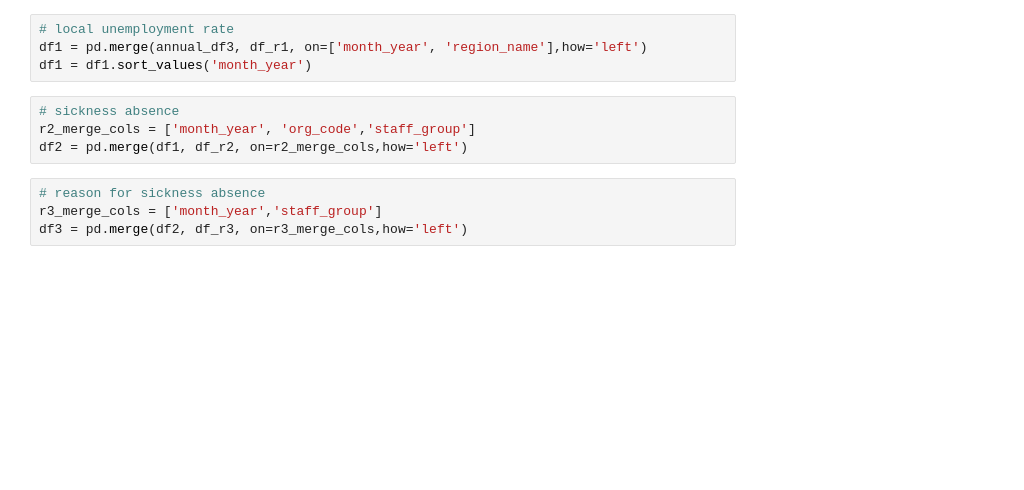
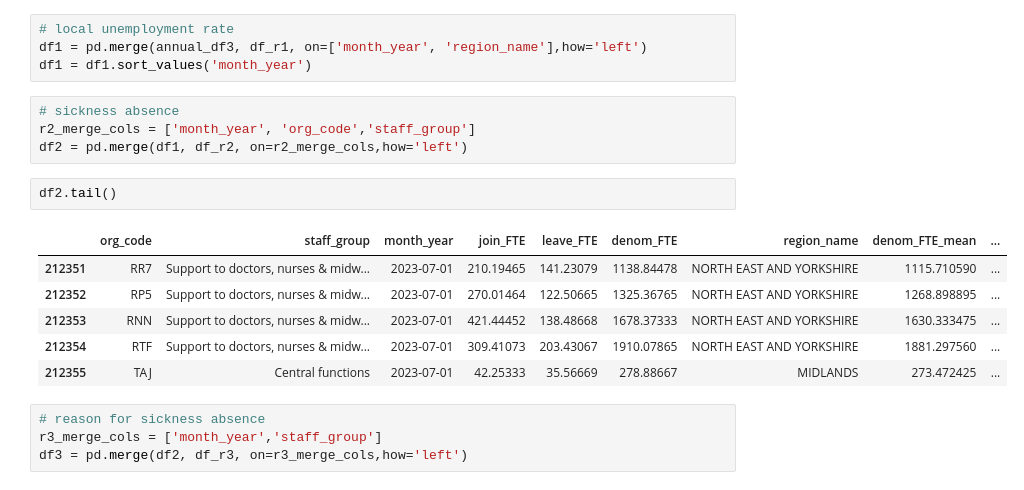
Before and after one commit to marierrogers/HSMAproject2023, a Jupyter notebook: 02_scripts/data_processing_for_model.ipynb, the cells around one changed output. Saved outputs shown, nothing was run; the diff lists cells and outputs as text; blank space fills up the shorter version.

```diff
--- a/02_scripts/data_processing_for_model.ipynb
+++ b/02_scripts/data_processing_for_model.ipynb
@@ -475,6 +465,15 @@ df1 = df1.sort_values('month_year')
 # sickness absence
 r2_merge_cols = ['month_year', 'org_code','staff_group']
 df2 = pd.merge(df1, df_r2, on=r2_merge_cols,how='left')
+# %%
+df2.tail()
+# %% [output]
+|  | org_code | staff_group | month_year | join_FTE | leave_FTE | denom_FTE | region_name | denom_FTE_mean | ... |
+| 212351 | RR7 | Support to doctors, nurses & midw... | 2023-07-01 | 210.19465 | 141.23079 | 1138.84478 | NORTH EAST AND YORKSHIRE | 1115.710590 | ... |
+| 212352 | RP5 | Support to doctors, nurses & midw... | 2023-07-01 | 270.01464 | 122.50665 | 1325.36765 | NORTH EAST AND YORKSHIRE | 1268.898895 | ... |
+| 212353 | RNN | Support to doctors, nurses & midw... | 2023-07-01 | 421.44452 | 138.48668 | 1678.37333 | NORTH EAST AND YORKSHIRE | 1630.333475 | ... |
+| 212354 | RTF | Support to doctors, nurses & midw... | 2023-07-01 | 309.41073 | 203.43067 | 1910.07865 | NORTH EAST AND YORKSHIRE | 1881.297560 | ... |
+| 212355 | TAJ | Central functions | 2023-07-01 | 42.25333 | 35.56669 | 278.88667 | MIDLANDS | 273.472425 | ... |
 # %%
 # reason for sickness absence
 r3_merge_cols = ['month_year','staff_group']
```
Also changed, not shown: parts of 26 cells of this notebook, 3 other files.
